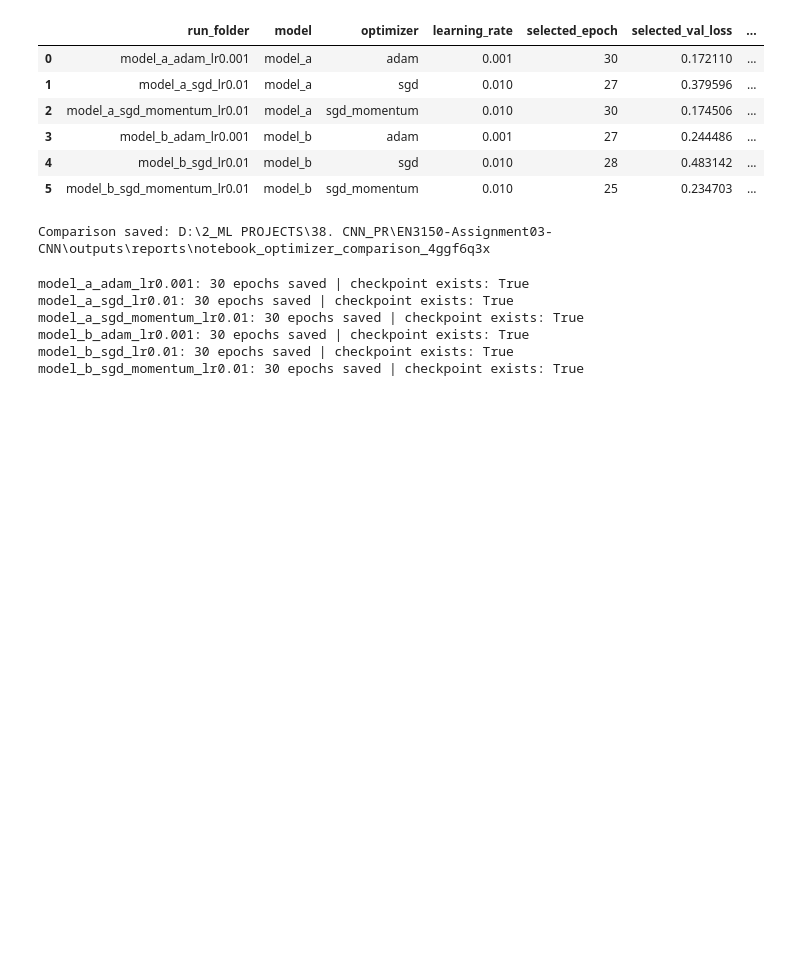
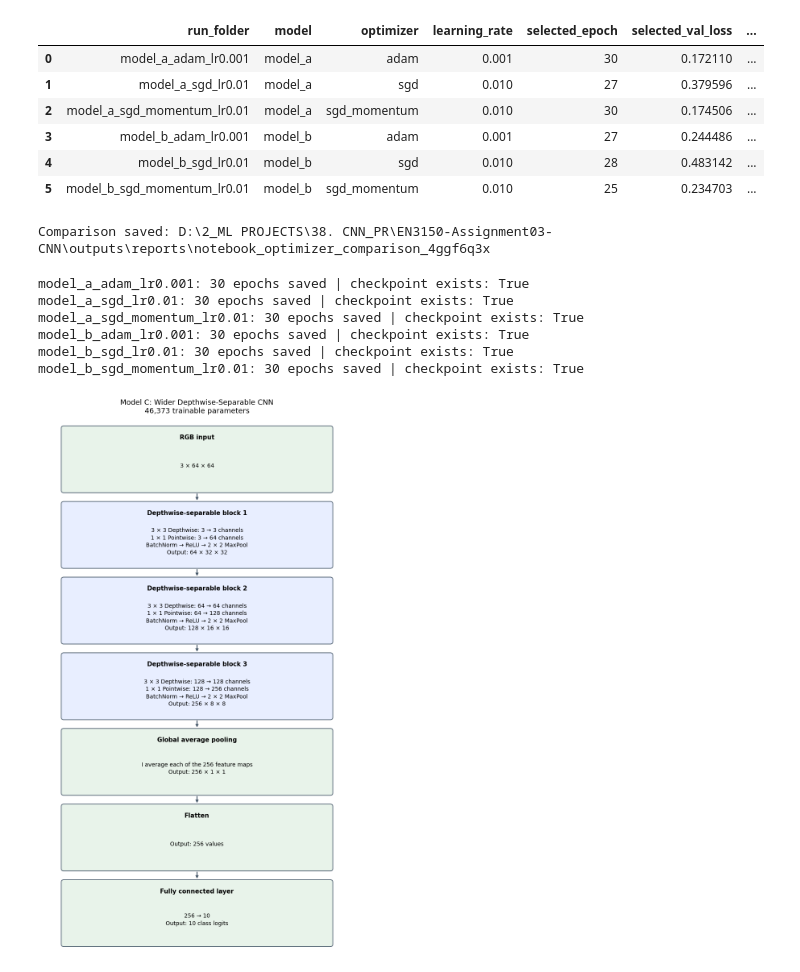
Before and after one commit to Abdul-Rahman-bme/EN3150-Group-Assignment-03-CNN, a Jupyter notebook: test.ipynb, the cells around one changed output. Drawn from its saved outputs; the diff is of its cells as text; code cells hidden in the pictures; blank space fills up the shorter version.

Commit message:
Make another model called C which is a wider one comaparing to the model b

```diff
--- a/test.ipynb
+++ b/test.ipynb
@@ -1676,0 +1679,99 @@ model_b_sgd_momentum_lr0.01: 30 epochs saved | checkpoint exists: True
+# %%
+import matplotlib.pyplot as plt
+from matplotlib.patches import FancyBboxPatch
+
+# I show how Model C uses more channels than Model B.
+stages_c = [
+    ("RGB input", "3 × 64 × 64"),
+    (
+        "Depthwise-separable block 1",
+        "3 × 3 Depthwise: 3 → 3 channels\n"
+        "1 × 1 Pointwise: 3 → 64 channels\n"
+        "BatchNorm → ReLU → 2 × 2 MaxPool\n"
+        "Output: 64 × 32 × 32",
+    ),
+    (
+        "Depthwise-separable block 2",
+        "3 × 3 Depthwise: 64 → 64 channels\n"
+        "1 × 1 Pointwise: 64 → 128 channels\n"
+        "BatchNorm → ReLU → 2 × 2 MaxPool\n"
+        "Output: 128 × 16 × 16",
+    ),
+    (
+        "Depthwise-separable block 3",
+        "3 × 3 Depthwise: 128 → 128 channels\n"
+        "1 × 1 Pointwise: 128 → 256 channels\n"
+        "BatchNorm → ReLU → 2 × 2 MaxPool\n"
+        "Output: 256 × 8 × 8",
+    ),
+    (
+        "Global average pooling",
+        "I average each of the 256 feature maps\n"
+        "Output: 256 × 1 × 1",
+    ),
+    ("Flatten", "Output: 256 values"),
+    ("Fully connected layer", "256 → 10\nOutput: 10 class logits"),
+]
+
+fig, ax = plt.subplots(figsize=(8, 14))
+spacing = 2.5
+box_height = 2.05
+
+ax.set_xlim(0, 10)
+ax.set_ylim(0, len(stages_c) * spacing)
+ax.axis("off")
+
+centres = []
+
+for index, (title, description) in enumerate(stages_c):
+    centre_y = len(stages_c) * spacing - spacing / 2 - index * spacing
+    centres.append(centre_y)
+
+    colour = "#E8EEFF" if 1 <= index <= 3 else "#E8F3EA"
+
+    box = FancyBboxPatch(
+        (0.7, centre_y - box_height / 2),
+        8.6,
+        box_height,
+        boxstyle="round,pad=0.08",
+        facecolor=colour,
+        edgecolor="#425466",
+        linewidth=1.2,
+    )
+    ax.add_patch(box)
+
+    ax.text(
+        5, centre_y + 0.72, title,
+        ha="center", va="center",
+        fontsize=11, fontweight="bold",
+    )
+    ax.text(
+        5, centre_y - 0.22, description,
+        ha="center", va="center",
+        fontsize=10, linespacing=1.4,
+    )
+
+# I connect the stages in the order used during prediction.
+for upper, lower in zip(centres[:-1], centres[1:]):
+    ax.annotate(
+        "",
+        xy=(5, lower + box_height / 2 + 0.08),
+        xytext=(5, upper - box_height / 2 - 0.08),
+        arrowprops=dict(
+            arrowstyle="->",
+            color="#425466",
+            linewidth=1.5,
+        ),
+    )
+
+ax.set_title(
+    "Model C: Wider Depthwise-Separable CNN\n"
+    "46,373 trainable parameters",
+    fontsize=13,
+    pad=15,
+)
+
+plt.tight_layout()
+plt.show()
+# %% [output]
+[figure, added]
```
Also changed, not shown: parts of 2 cells of this notebook, 8 other files.
